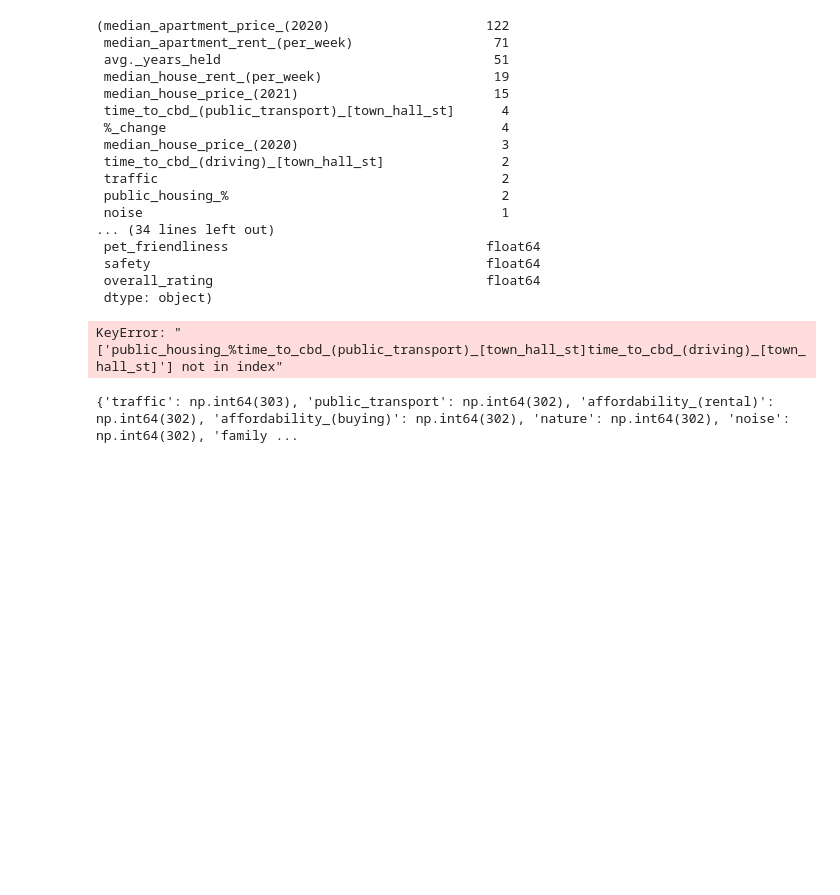
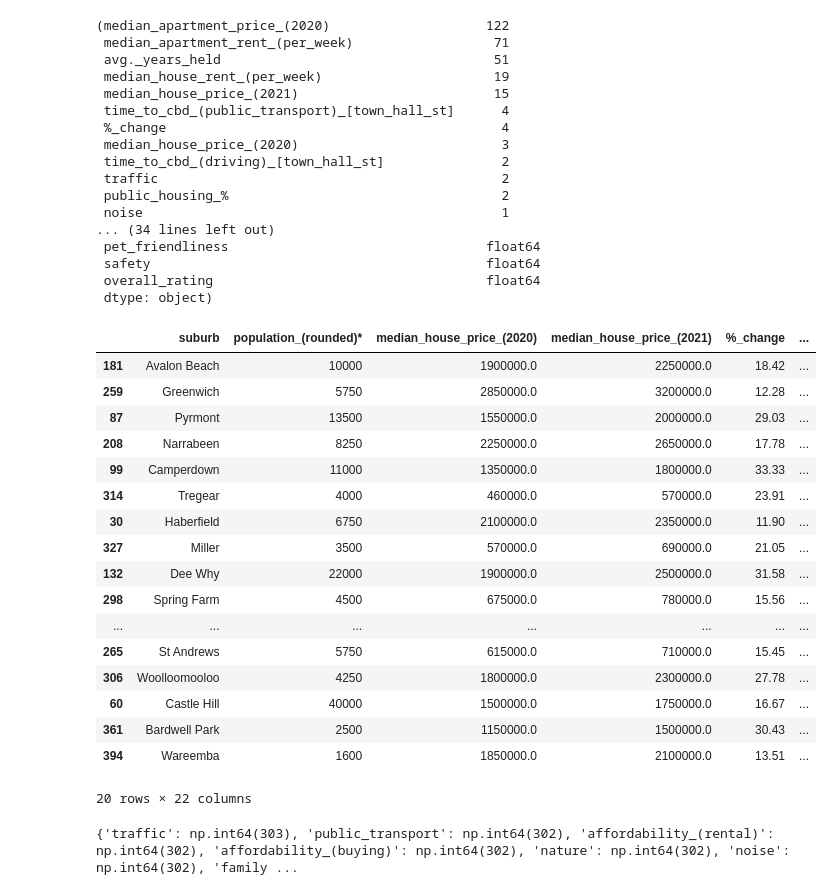
Before and after one commit to atharvakatkar/House_Pricing_Predictions, a Jupyter notebook: house_price_predictions.ipynb, the cells around one changed output. Drawn from its saved outputs; the diff is of its cells as text; code cells hidden in the pictures; blank space fills up the shorter version.

```diff
--- a/house_price_predictions.ipynb
+++ b/house_price_predictions.ipynb
@@ -170,25 +170,42 @@ suburb.isnull().sum().sort_values(ascending=False), suburb.dtypes
 # %%
 # MAKING NULL NUMERIC VALS TO MEDIAN
 median_cols = [
     'median_apartment_price_(2020)',
     'median_apartment_rent_(per_week)',
     'avg._years_held',
     'median_house_rent_(per_week)',
     'median_house_price_(2021)',
     'median_house_price_(2020)',
     '%_change',
     'traffic',
-    'public_housing_%'
-    'time_to_cbd_(public_transport)_[town_hall_st]'
+    'public_housing_%',
+    'time_to_cbd_(public_transport)_[town_hall_st]',
     'time_to_cbd_(driving)_[town_hall_st]'
 ]
 
 suburb[median_cols] = suburb[median_cols].fillna(suburb[median_cols].median())
 
 suburb.drop(columns=["things_to_see/do","postcode"], inplace=True, errors="ignore")
 suburb.sample(20)
 # %% [output]
+|  | suburb | population_(rounded)* | median_house_price_(2020) | median_house_price_(2021) | %_change | ... |
+| 181 | Avalon Beach | 10000 | 1900000.0 | 2250000.0 | 18.42 | ... |
+| 259 | Greenwich | 5750 | 2850000.0 | 3200000.0 | 12.28 | ... |
+| 87 | Pyrmont | 13500 | 1550000.0 | 2000000.0 | 29.03 | ... |
+| 208 | Narrabeen | 8250 | 2250000.0 | 2650000.0 | 17.78 | ... |
+| 99 | Camperdown | 11000 | 1350000.0 | 1800000.0 | 33.33 | ... |
+| 314 | Tregear | 4000 | 460000.0 | 570000.0 | 23.91 | ... |
+| 30 | Haberfield | 6750 | 2100000.0 | 2350000.0 | 11.90 | ... |
+| 327 | Miller | 3500 | 570000.0 | 690000.0 | 21.05 | ... |
+| 132 | Dee Why | 22000 | 1900000.0 | 2500000.0 | 31.58 | ... |
+| 298 | Spring Farm | 4500 | 675000.0 | 780000.0 | 15.56 | ... |
+| ... | ... | ... | ... | ... | ... | ... |
+| 265 | St Andrews | 5750 | 615000.0 | 710000.0 | 15.45 | ... |
+| 306 | Woolloomooloo | 4250 | 1800000.0 | 2300000.0 | 27.78 | ... |
+| 60 | Castle Hill | 40000 | 1500000.0 | 1750000.0 | 16.67 | ... |
+| 361 | Bardwell Park | 2500 | 1150000.0 | 1500000.0 | 30.43 | ... |
+| 394 | Wareemba | 1600 | 1850000.0 | 2100000.0 | 13.51 | ... |
-KeyError: "['public_housing_%time_to_cbd_(public_transport)_[town_hall_st]time_to_cbd_(driving)_[town_hall_st]'] not in index"
+20 rows × 22 columns
 # %%
 cols = [
     "traffic", "public_transport", "affordability_(rental)", "affordability_(buying)",
```
Also changed, not shown: parts of 4 cells of this notebook.
